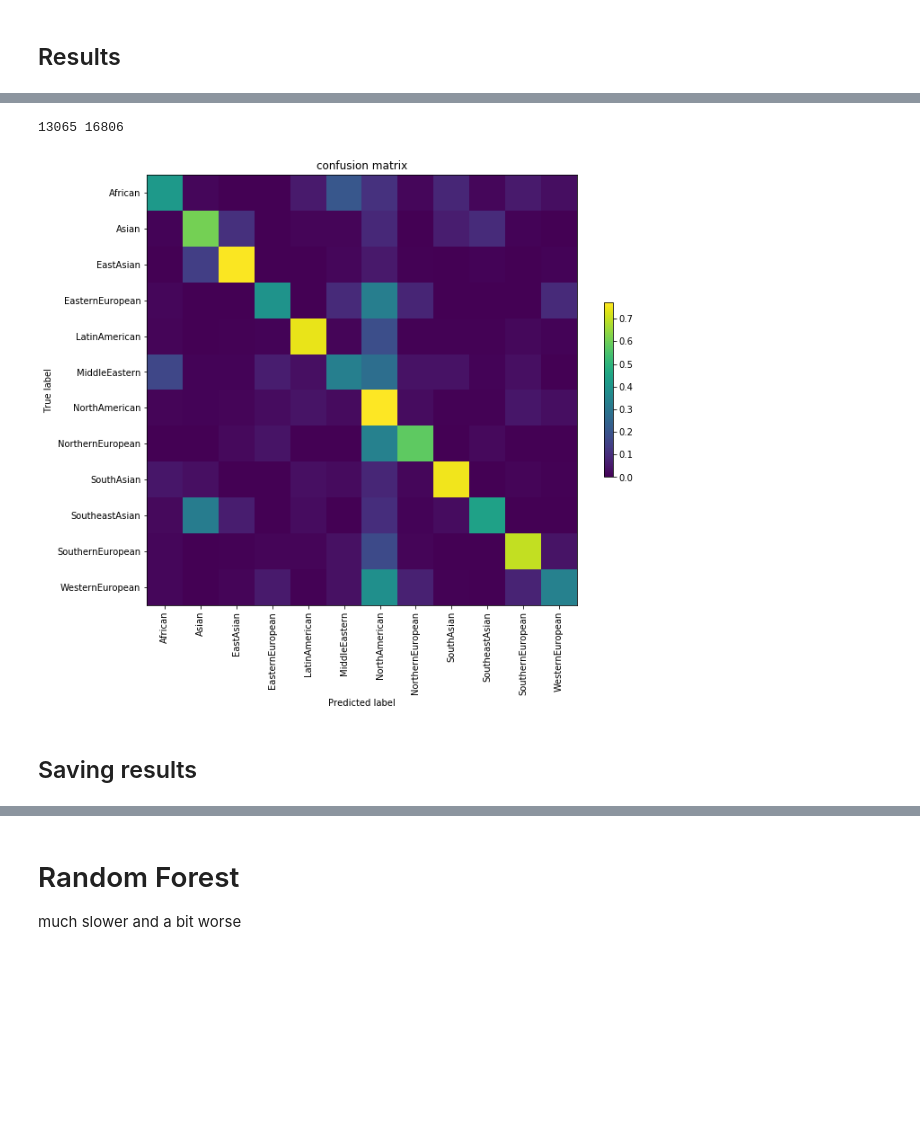
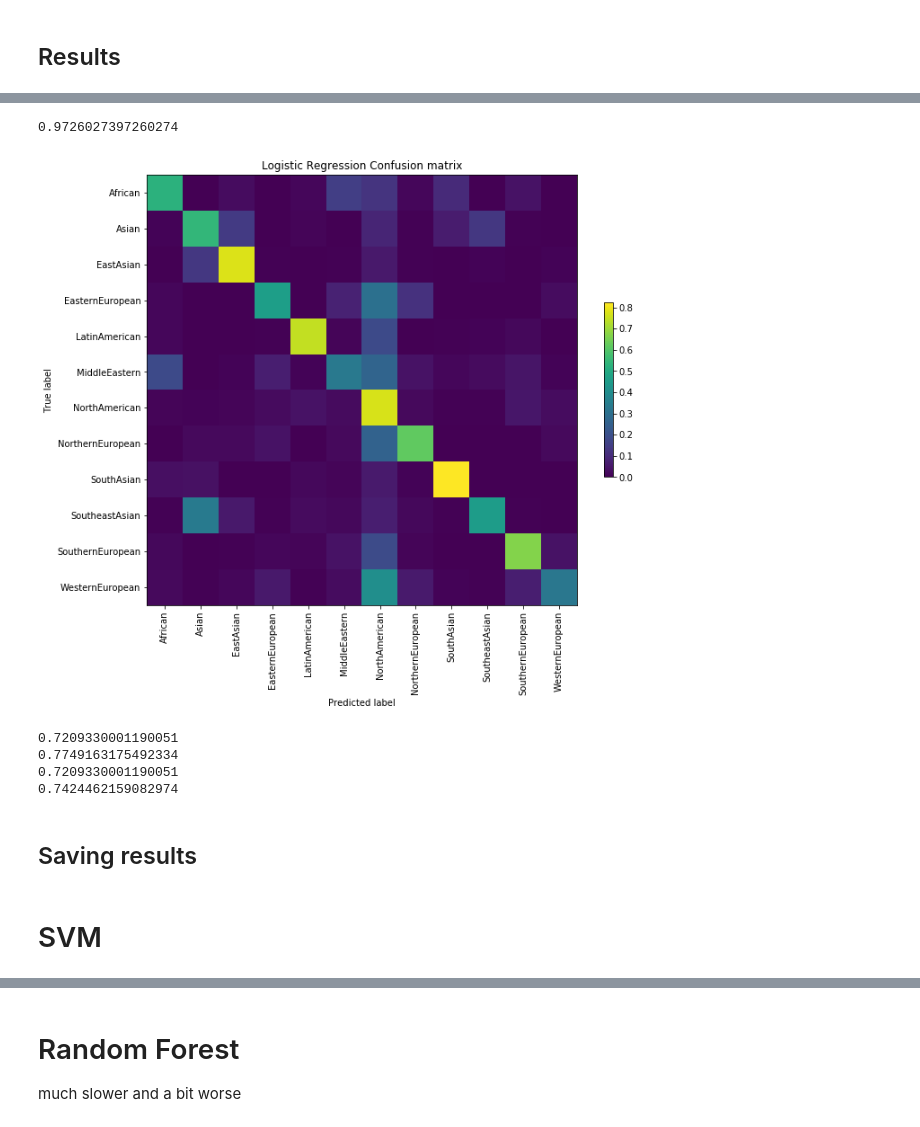
Before and after one commit to catherning/food_recipe_gen, a Jupyter notebook: cuisine_classification/ML_classification.ipynb, the cells around one changed output, grey strips where cells are left out. Saved outputs shown, nothing was run; the diff lists cells and outputs as text; code cells hidden in the pictures; blank space fills up the shorter version.

Commit message:
Complete ML_class with other methods, fix save names

```diff
--- a/cuisine_classification/ML_classification.ipynb
+++ b/cuisine_classification/ML_classification.ipynb
@@ -138,7 +139,7 @@ test_score
 # %%
 # For future predictions, get proba and only classifies if proba is higher than threshold
 def threshold_classification(clf,X_test,y_test,threshold=0.85):
-    y_pred_prob = clf.best_estimator_.predict_proba(X_test)
+    y_pred_prob = clf.predict_proba(X_test)
     max_prob = y_pred_prob.max(axis=1)
     y_pred = y_pred_prob.argmax(axis=1)
 
@@ -147,24 +148,24 @@ def threshold_classification(clf,X_test,y_test,threshold=0.85):
     partial_y_pred = np.delete(y_pred,to_del)
     partial_y_test = np.delete(y_test,to_del)
 
-    print(len(to_del),len(y_pred))
     proba_score = accuracy_score(partial_y_test,partial_y_pred) #0.9373983739837398
 
     return proba_score
 
-threshold = 0.85
+threshold = 0.95
 proba_score = threshold_classification(clf,X_test,y_test,threshold=threshold)
+proba_score
 # %% [output]
-13065 16806
+0.9726027397260274
 # %%
-def confusion_matrix_plot(y_pred,y_labels,save_path):
+def confusion_matrix_plot(y_pred,y_labels,save_path,name):
     fig = plt.figure(figsize=(10, 10))
 
     cm = confusion_matrix(y_labels, y_pred)
     cm_normalized = cm.astype('float') / cm.sum(axis=1)[:, np.newaxis]
 
     plt.imshow(cm_normalized, interpolation='nearest')
-    plt.title("confusion matrix")
+    plt.title(name+" Confusion matrix")
     plt.colorbar(shrink=0.3)
     cuisines = df_train['cuisine'].value_counts().index
     tick_marks = np.arange(len(cuisines))
@@ -183,9 +184,19 @@ if not os.path.exists(RESULTS_FOLDER):
     os.makedirs(RESULTS_FOLDER)
 # %%
 y_pred = clf.best_estimator_.predict(X_test)
-confusion_matrix_plot(y_pred, y_test,os.path.join(RESULTS_FOLDER,'logistic_regression.png'))
+confusion_matrix_plot(y_pred, y_test,os.path.join(RESULTS_FOLDER,'logistic_regression.png'),"Logistic Regression")
 # %% [output]
-[figure, old version]
+[figure, new version]
+# %%
+print(accuracy_score(y_test,y_pred))
+print(precision_score(y_test,y_pred,average='weighted'))
+print(recall_score(y_test,y_pred,average='weighted'))
+print(f1_score(y_test,y_pred,average='weighted'))
+# %% [output]
+0.7209330001190051
+0.7749163175492334
+0.7209330001190051
+0.7424462159082974
 # %%
 def classification_report_to_csv(y_test,y_pred,enc,model_type,RESULTS_FOLDER):
     report = classification_report(y_test, y_pred, labels=[i for i in range(enc.classes_.shape[0])], target_names=enc.classes_, output_dict=True)
@@ -201,3 +212,5 @@ with open(results_file,"w", newline='') as f:
     writer = csv.writer(f, delimiter=';')
     writer.writerow(["model","best parameters","best f1 train score","test score","threshold","proba score"])
     writer.writerow(["logistic regression",clf.best_estimator_,clf.best_score_,test_score,threshold,proba_score])
+# %% [markdown]
+# SVM
```
Also changed, not shown: parts of 109 cells of this notebook.
